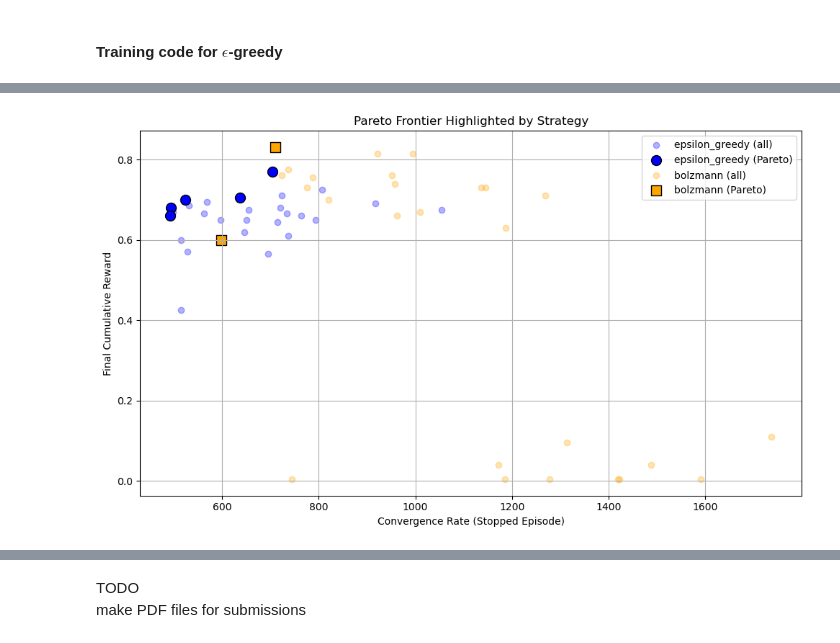
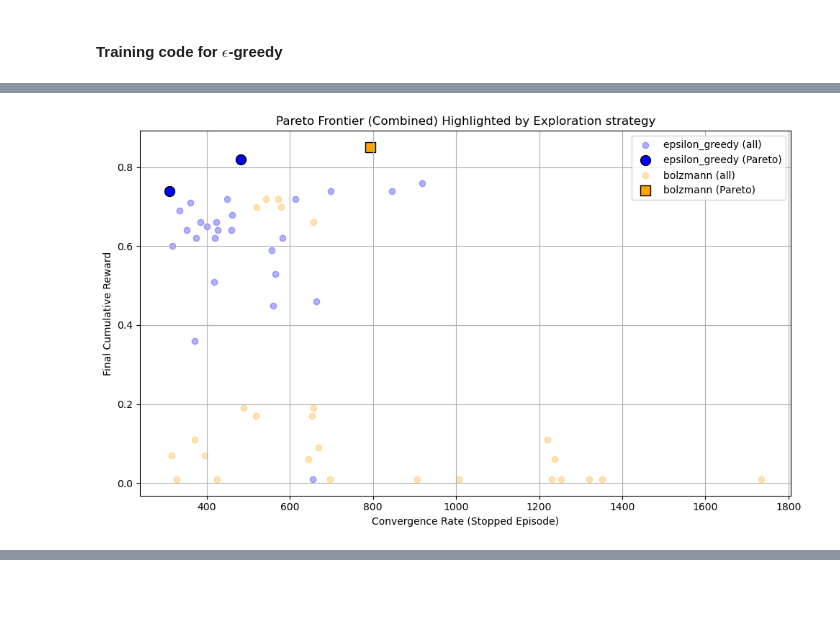
Before and after one commit to youngpark-POS/InteractiveML, a Jupyter notebook: Ass2-JiwooHongYeongjaeParkYoonhyeokLee.ipynb, the cells around one changed output, grey strips where cells are left out. Saved outputs shown, nothing was run; the diff lists cells and outputs as text; code cells hidden in the pictures; blank space fills up the shorter version.

```diff
--- a/Ass2-JiwooHongYeongjaeParkYoonhyeokLee.ipynb
+++ b/Ass2-JiwooHongYeongjaeParkYoonhyeokLee.ipynb
@@ -29,7 +46,8 @@ Hyperparameters
 MAP_SIZE = 8
 MAX_EPISODES = 3000  # For sufficiently large number for episode
 MAX_STEPS = 100  # For sufficiently large number for step
-WINDOW_SIZE = 200  # For sufficiently large number for determining cumulative reward is stable
+WINDOW_SIZE = 100  # For sufficiently large number for range of last raw reward to calculating cumulative reward
+STABLE_WINDOW_SIZE = 100  # For sufficiently large number for determining cumulative reward is stable
 STOPPING_THRESHOLD = 0.1  # threshold for stopping the training when cumulative reward is stable
 VERBOSE = True
 # %% [markdown]
@@ -190,7 +225,7 @@ class EpsilonGreedyAgent:
             return np.random.choice(best_actions)  # Greedy action for probability 1 - epsilon
 
     def _sample_from_action_space(self, action_space):
-        return self.action_space.sample()
+        return random.choice(np.arange(action_space.n))
 
     def update_q_value(self, state, action, reward, next_state):
         value = np.max(self.q_table[next_state])
@@ -265,9 +300,9 @@ for idx, (alpha, gamma, decay_rate) in tqdm(enumerate(param_combinations), total
                 f"Cumulative: {sum(episode_rewards):.2f}"
             )
 
-        if len(episode_rewards) >= 2 * WINDOW_SIZE and sum(episode_rewards[-WINDOW_SIZE:]) > 0:
-            min_cumulative_reward = min(cumulative_rewards[-WINDOW_SIZE:])
-            max_cumulative_reward = max(cumulative_rewards[-WINDOW_SIZE:])
+        if len(episode_rewards) >= STABLE_WINDOW_SIZE + WINDOW_SIZE and sum(episode_rewards[-WINDOW_SIZE:]) > 0:
+            min_cumulative_reward = min(cumulative_rewards[-STABLE_WINDOW_SIZE:])
+            max_cumulative_reward = max(cumulative_rewards[-STABLE_WINDOW_SIZE:])
             if abs(max_cumulative_reward - min_cumulative_reward) < STOPPING_THRESHOLD:
                 stopped_episode = episode + 1
                 break
@@ -486,9 +516,9 @@ for idx, (alpha, gamma, decay_rate) in tqdm(enumerate(param_combinations), total
                 f"Cumulative: {sum(episode_rewards):.2f}"
             )
 
-        if len(episode_rewards) >= 2 * WINDOW_SIZE and sum(episode_rewards[-WINDOW_SIZE:]) > 0:
-            min_cumulative_reward = min(cumulative_rewards[-WINDOW_SIZE:])
-            max_cumulative_reward = max(cumulative_rewards[-WINDOW_SIZE:])
+        if len(episode_rewards) >= STABLE_WINDOW_SIZE + WINDOW_SIZE and sum(episode_rewards[-WINDOW_SIZE:]) > 0:
+            min_cumulative_reward = min(cumulative_rewards[-STABLE_WINDOW_SIZE:])
+            max_cumulative_reward = max(cumulative_rewards[-STABLE_WINDOW_SIZE:])
             if abs(max_cumulative_reward - min_cumulative_reward) < STOPPING_THRESHOLD:
                 stopped_episode = episode + 1
                 break
@@ -616,66 +647,46 @@ plt.show()
 # %%
-import matplotlib.pyplot as plt
+strategy_names = ["epsilon_greedy", "bolzmann"]
 
-# Define the same Pareto computation function
-def is_pareto_efficient(points):
-    n = points.shape[0]
-    is_efficient = np.ones(n, dtype=bool)
-    for i in range(n):
-        for j in range(n):
-            if (points[j][0] <= points[i][0] and points[j][1] >= points[i][1]) and \
-               (points[j][0] < points[i][0] or points[j][1] > points[i][1]):
-                is_efficient[i] = False
-                break
-    return is_efficient
+# Combine all data
+combined_data = []
+for strategy in strategy_names:
+    for r in global_results[strategy]:
+        r = r.copy()
+        r['strategy'] = strategy
+        combined_data.append(r)
 
-# Recompute Pareto points manually
-strategy_names = ["epsilon_greedy", "bolzmann"]
-pareto_points_by_strategy = {}
+# Extract all points and compute Pareto mask
+all_points = np.array([
+    [r['stopped_episode'], r['final_cumulative_reward']]
+    for r in combined_data
+])
+pareto_mask = is_pareto_efficient(all_points) & is_cumulative_reward_exceeding_threshold(all_points)
+pareto_data = [combined_data[i] for i in range(len(combined_data)) if pareto_mask[i]]
 
-for strategy in strategy_names:
-    data = global_results[strategy]
-    points = np.array([
-        [r['stopped_episode'], r['final_cumulative_reward']]
-        for r in data
-    ])
-    mask = is_pareto_efficient(points)
-    pareto_points_by_strategy[strategy] = [data[i] for i in range(len(data)) if mask[i]]
-
-# Plot again with Pareto highlighting
+# Plot
 plt.figure(figsize=(10, 6))
-
 colors = {'epsilon_greedy': 'blue', 'bolzmann': 'orange'}
 markers = {'epsilon_greedy': 'o', 'bolzmann': 's'}
 
 for strategy in strategy_names:
-    results = global_results[strategy]
-    pareto_results = pareto_points_by_strategy[strategy]
+    results = [r for r in combined_data if r['strategy'] == strategy]
+    pareto_results = [r for r in pareto_data if r['strategy'] == strategy]
 
-    # Plot all results (light)
     x_all = [r['stopped_episode'] for r in results]
     y_all = [r['final_cumulative_reward'] for r in results]
     plt.scatter(x_all, y_all, color=colors[strategy], alpha=0.3, label=f"{strategy} (all)")
 
-    # Highlight Pareto results
     x_pareto = [r['stopped_episode'] for r in pareto_results]
     y_pareto = [r['final_cumulative_reward'] for r in pareto_results]
     plt.scatter(x_pareto, y_pareto, color=colors[strategy], marker=markers[strategy],
                 edgecolor='black', s=100, label=f"{strategy} (Pareto)")
 
 plt.xlabel("Convergence Rate (Stopped Episode)")
 plt.ylabel("Final Cumulative Reward")
-plt.title("Pareto Frontier Highlighted by Strategy")
+plt.title("Pareto Frontier (Combined) Highlighted by Exploration strategy")
 plt.grid(True)
 plt.legend()
 plt.tight_layout()
 plt.show()
-
-# Print Pareto-optimal points in the console for both strategies
-for strategy in strategy_names:
-    print(f"Pareto-optimal points for {strategy}:")
-    for r in pareto_points_by_strategy[strategy]:
-        print(f"  α={r['alpha']}, γ={r['gamma']}, δ={r['decay_rate']} -> "
-              f"Stopped@{r['stopped_episode']}, Reward={r['final_cumulative_reward']:.2f}")
-    print()
 # %% [output]
-[figure, old version]
+[figure, new version]
@@ -692,3 +692,0 @@ Pareto-optimal points for bolzmann:
-# %% [markdown]
-TODO
-make PDF files for submissions
```
Also changed, not shown: parts of 16 cells of this notebook.
